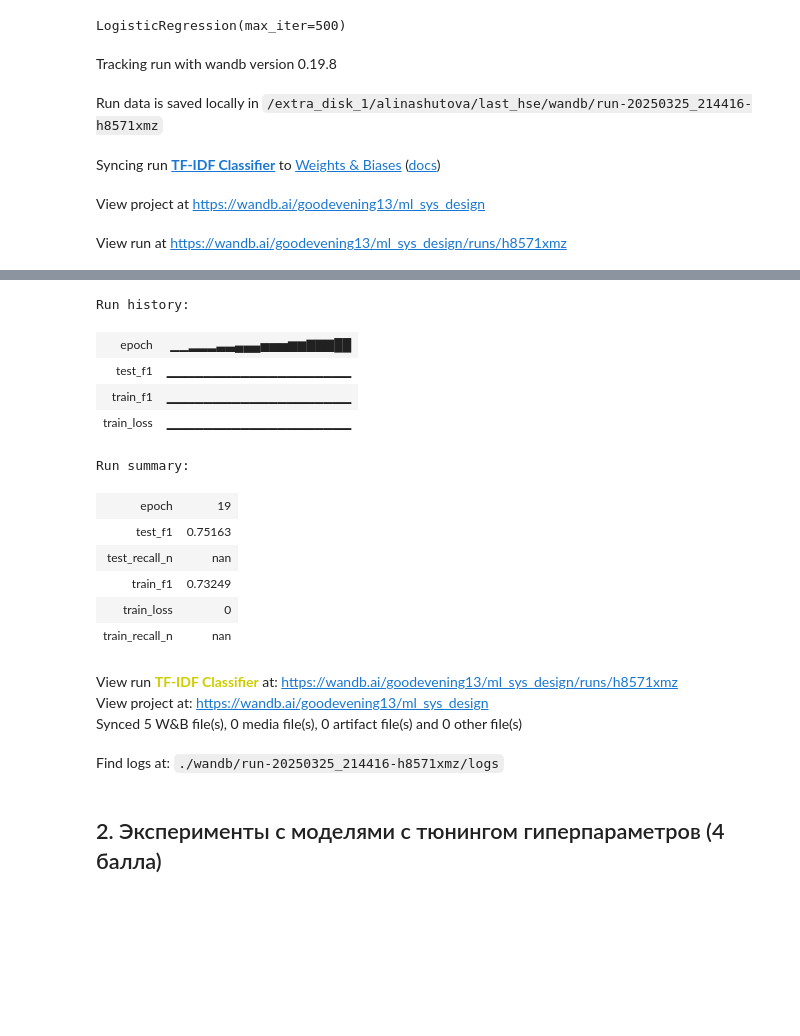
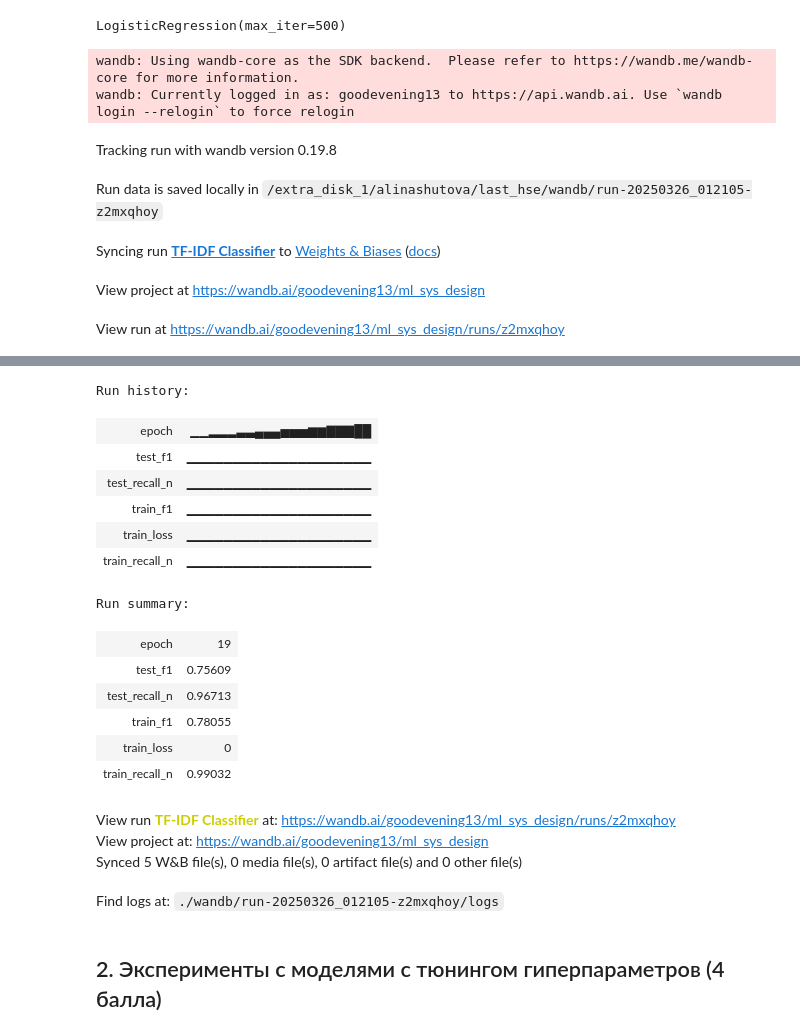
Before and after one commit to goodevening13/last_hse, a Jupyter notebook: hw_2.ipynb, the cells around one changed output, grey strips where cells are left out. Drawn from its saved outputs; the diff is of its cells as text; code cells hidden in the pictures; blank space fills up the shorter version.

```diff
--- a/hw_2.ipynb
+++ b/hw_2.ipynb
@@ -144,53 +153,57 @@ labels_test = test_ds['enc_label'].to_numpy()
 import wandb
 from torcheval.metrics.functional import multiclass_f1_score
 def calculate_recall_normal(predictions, labels):
-    normal_idx = [i for i in range(len(labels)) if labels[i] == 7]
-    recall_normal = (predictions[normal_idx] == 7).sum() / len(normal_idx)
+    normal_idx = [i for i in range(len(labels)) if labels[i] == 1.]
+    recall_normal = sum([1 if predictions[idx] == 1. else 0 for idx in normal_idx]) / len(normal_idx)
     return recall_normal
 
 f1_train = multiclass_f1_score(torch.Tensor(predictions).to(dtype=torch.int64),
                                torch.Tensor(labels).to(dtype=torch.int64), average='weighted', num_classes=7)
 
 f1_test = multiclass_f1_score(torch.Tensor(predictions_test).to(dtype=torch.int64),
                                torch.Tensor(labels_test).to(dtype=torch.int64), average='weighted', num_classes=7)
 recall_n_train = calculate_recall_normal(predictions, labels)
 recall_n_test = calculate_recall_normal(predictions_test, labels_test)
 
 wandb.init(
         project="ml_sys_design",
         name='TF-IDF Classifier',
         group='model_comparison'
     )
 for i in range(20):
     wandb.log({
             "epoch": i,
             "train_loss": 0,
             "train_recall_n": recall_n_train,
             "train_f1": f1_train,
             "test_recall_n": recall_n_test,
             "test_f1": f1_test,
         })
 wandb.finish()
 # %% [output]
+wandb: Using wandb-core as the SDK backend.  Please refer to https://wandb.me/wandb-core for more information.
+wandb: Currently logged in as: goodevening13 to https://api.wandb.ai. Use `wandb login --relogin` to force relogin
 Tracking run with wandb version 0.19.8
-Run data is saved locally in /extra_disk_1/alinashutova/last_hse/wandb/run-20250325_214416-h8571xmz
+Run data is saved locally in /extra_disk_1/alinashutova/last_hse/wandb/run-20250326_012105-z2mxqhoy
 Syncing run TF-IDF Classifier to Weights & Biases (docs)
 View project at https://wandb.ai/goodevening13/ml_sys_design
-View run at https://wandb.ai/goodevening13/ml_sys_design/runs/h8571xmz
+View run at https://wandb.ai/goodevening13/ml_sys_design/runs/z2mxqhoy
 [interactive output not drawn]
-Run history:
+Run history:
 | epoch | ▁▁▂▂▂▃▃▄▄▄▅▅▅▆▆▇▇▇██ |
 | test_f1 | ▁▁▁▁▁▁▁▁▁▁▁▁▁▁▁▁▁▁▁▁ |
+| test_recall_n | ▁▁▁▁▁▁▁▁▁▁▁▁▁▁▁▁▁▁▁▁ |
 | train_f1 | ▁▁▁▁▁▁▁▁▁▁▁▁▁▁▁▁▁▁▁▁ |
 | train_loss | ▁▁▁▁▁▁▁▁▁▁▁▁▁▁▁▁▁▁▁▁ |
+| train_recall_n | ▁▁▁▁▁▁▁▁▁▁▁▁▁▁▁▁▁▁▁▁ |
-Run summary:
+Run summary:
 | epoch | 19 |
-| test_f1 | 0.75163 |
-| test_recall_n | nan |
-| train_f1 | 0.73249 |
+| test_f1 | 0.75609 |
+| test_recall_n | 0.96713 |
+| train_f1 | 0.78055 |
 | train_loss | 0 |
-| train_recall_n | nan |
+| train_recall_n | 0.99032 |
-View run TF-IDF Classifier at: https://wandb.ai/goodevening13/ml_sys_design/runs/h8571xmz
+View run TF-IDF Classifier at: https://wandb.ai/goodevening13/ml_sys_design/runs/z2mxqhoy
 View project at: https://wandb.ai/goodevening13/ml_sys_design
 Synced 5 W&B file(s), 0 media file(s), 0 artifact file(s) and 0 other file(s)
-Find logs at: ./wandb/run-20250325_214416-h8571xmz/logs
+Find logs at: ./wandb/run-20250326_012105-z2mxqhoy/logs
```
Also changed, not shown: parts of 11 cells of this notebook, 1 other file.
